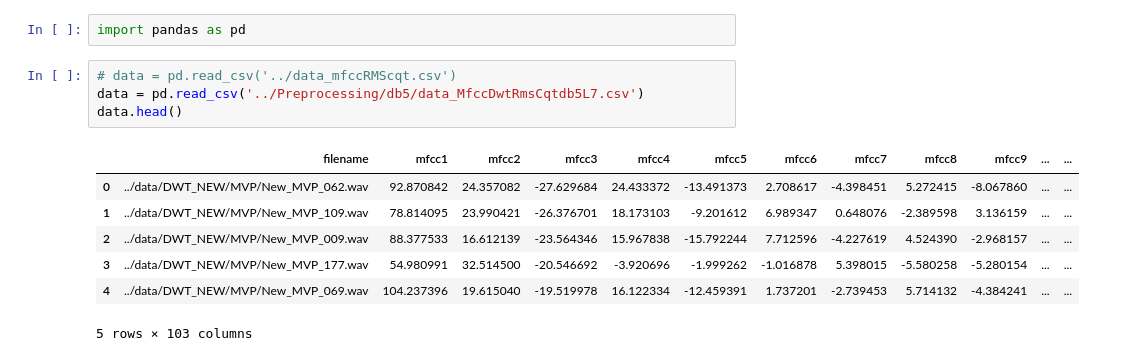
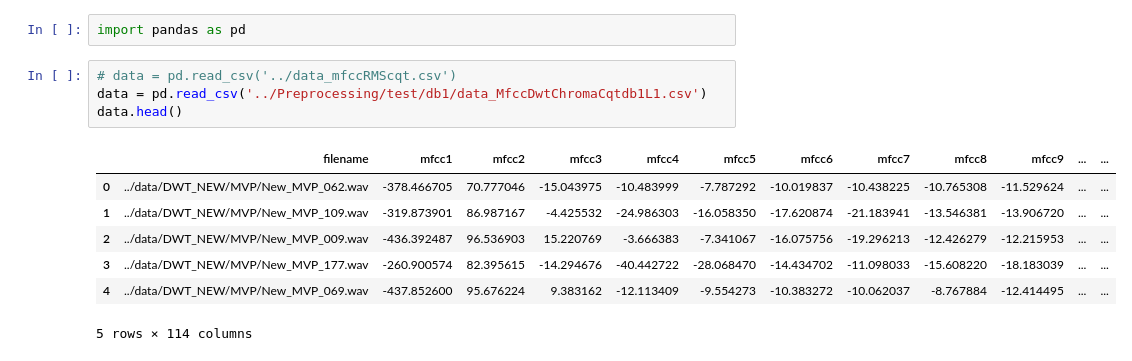
Before and after one commit to raflidev/vhd-machine-learning, a Jupyter notebook: Model/LSTM_KFold.ipynb, the cells around one changed output. Drawn from its saved outputs; the diff is of its cells as text.

```diff
--- a/Model/LSTM_KFold.ipynb
+++ b/Model/LSTM_KFold.ipynb
@@ -2,16 +2,16 @@
 import pandas as pd
 # %%
 # data = pd.read_csv('../data_mfccRMScqt.csv')
-data = pd.read_csv('../Preprocessing/db5/data_MfccDwtRmsCqtdb5L7.csv')
+data = pd.read_csv('../Preprocessing/test/db1/data_MfccDwtChromaCqtdb1L1.csv')
 data.head()
 # %% [output]
 |  | filename | mfcc1 | mfcc2 | mfcc3 | mfcc4 | mfcc5 | mfcc6 | mfcc7 | mfcc8 | mfcc9 | ... | ... |
-| 0 | ../data/DWT_NEW/MVP/New_MVP_062.wav | 92.870842 | 24.357082 | -27.629684 | 24.433372 | -13.491373 | 2.708617 | -4.398451 | 5.272415 | -8.067860 | ... | ... |
-| 1 | ../data/DWT_NEW/MVP/New_MVP_109.wav | 78.814095 | 23.990421 | -26.376701 | 18.173103 | -9.201612 | 6.989347 | 0.648076 | -2.389598 | 3.136159 | ... | ... |
-| 2 | ../data/DWT_NEW/MVP/New_MVP_009.wav | 88.377533 | 16.612139 | -23.564346 | 15.967838 | -15.792244 | 7.712596 | -4.227619 | 4.524390 | -2.968157 | ... | ... |
-| 3 | ../data/DWT_NEW/MVP/New_MVP_177.wav | 54.980991 | 32.514500 | -20.546692 | -3.920696 | -1.999262 | -1.016878 | 5.398015 | -5.580258 | -5.280154 | ... | ... |
-| 4 | ../data/DWT_NEW/MVP/New_MVP_069.wav | 104.237396 | 19.615040 | -19.519978 | 16.122334 | -12.459391 | 1.737201 | -2.739453 | 5.714132 | -4.384241 | ... | ... |
+| 0 | ../data/DWT_NEW/MVP/New_MVP_062.wav | -378.466705 | 70.777046 | -15.043975 | -10.483999 | -7.787292 | -10.019837 | -10.438225 | -10.765308 | -11.529624 | ... | ... |
+| 1 | ../data/DWT_NEW/MVP/New_MVP_109.wav | -319.873901 | 86.987167 | -4.425532 | -24.986303 | -16.058350 | -17.620874 | -21.183941 | -13.546381 | -13.906720 | ... | ... |
+| 2 | ../data/DWT_NEW/MVP/New_MVP_009.wav | -436.392487 | 96.536903 | 15.220769 | -3.666383 | -7.341067 | -16.075756 | -19.296213 | -12.426279 | -12.215953 | ... | ... |
+| 3 | ../data/DWT_NEW/MVP/New_MVP_177.wav | -260.900574 | 82.395615 | -14.294676 | -40.442722 | -28.068470 | -14.434702 | -11.098033 | -15.608220 | -18.183039 | ... | ... |
+| 4 | ../data/DWT_NEW/MVP/New_MVP_069.wav | -437.852600 | 95.676224 | 9.383162 | -12.113409 | -9.554273 | -10.383272 | -10.062037 | -8.767884 | -12.414495 | ... | ... |
-5 rows × 103 columns
+5 rows × 114 columns
 # %%
 import numpy as np
 from sklearn.model_selection import StratifiedKFold
```
Also changed, not shown: parts of 4 cells of this notebook, 47 other files.
